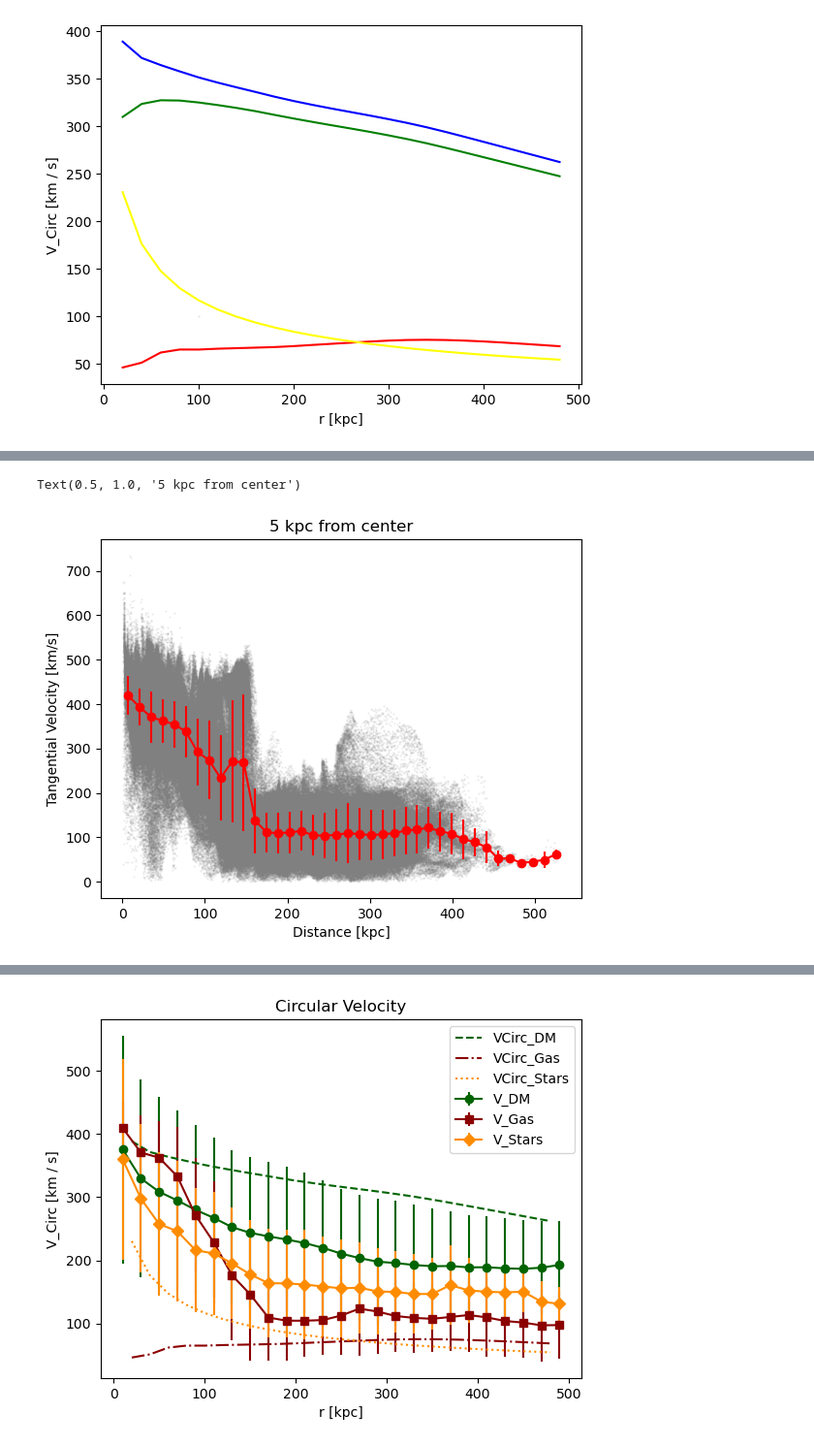
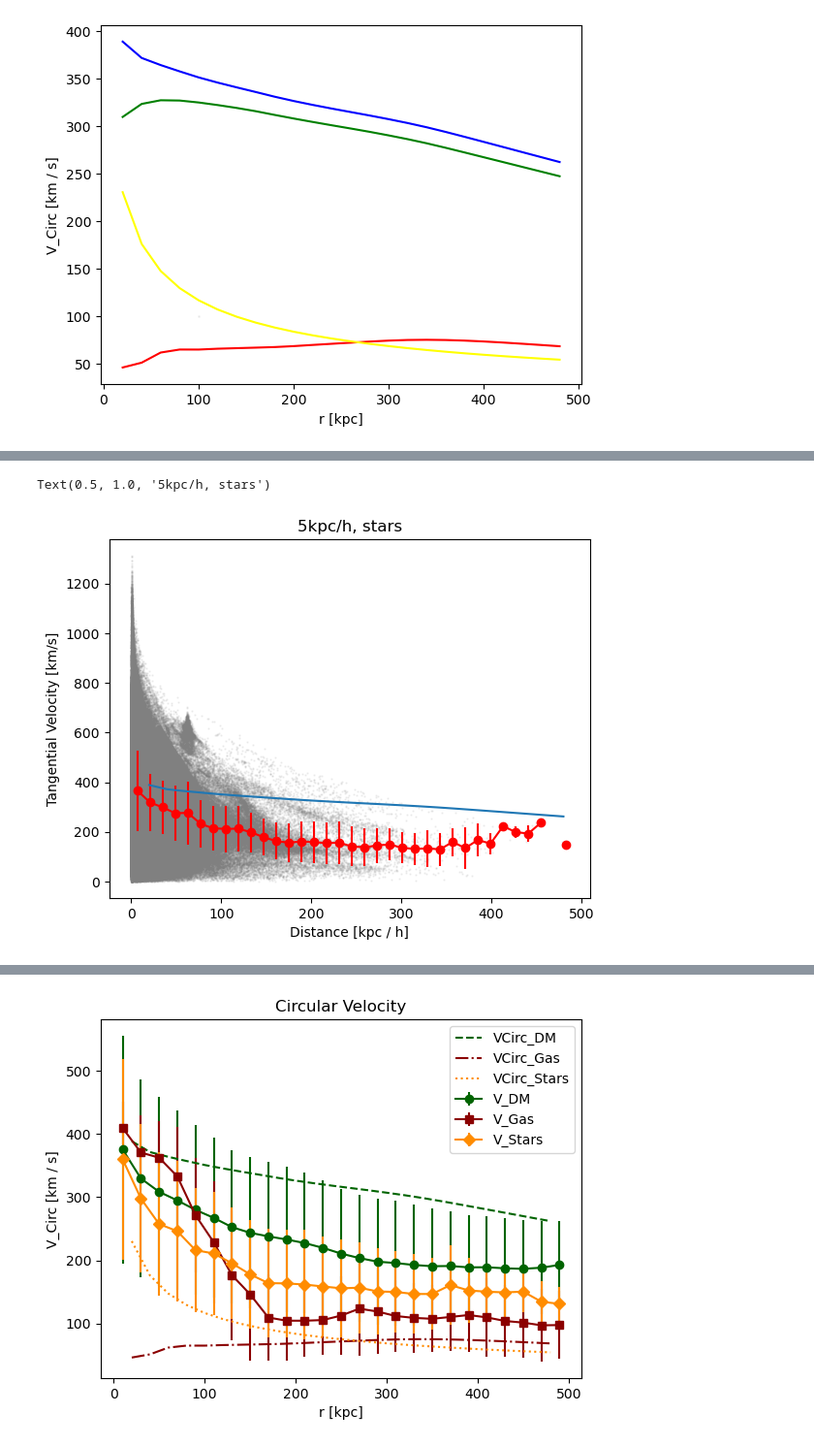
Before and after one commit to XingyaoCai/HI-Clumps, a Jupyter notebook: Galaxy_329508_Profile.ipynb, the cells around one changed output, grey strips where cells are left out. Shown at 97% size. Drawn from its saved outputs; the diff is of its cells as text; code cells hidden in the pictures.

```diff
--- a/Galaxy_329508_Profile.ipynb
+++ b/Galaxy_329508_Profile.ipynb
@@ -269,7 +269,7 @@ def plot_velocity_distance(distance, tang_velocity, num_bins=50, distance_range=
     plt.errorbar(bin_centers, mean_velocity,
                  yerr=std_velocity, fmt='o-', color='red')
 
-    plt.xlabel('Distance [kpc]')
+    plt.xlabel('Distance [kpc / h]')
     plt.ylabel('Tangential Velocity [km/s]')
 # %%
 def compute_velocity_distance_with_filter(PartType0_Dict, Subhalo_Dict, x_difference_threshold=50, chunk_size=1000):
@@ -312,10 +312,10 @@ def compute_velocity_distance_with_filter(PartType0_Dict, Subhalo_Dict, x_differ
     return norm_velocity_array, tang_velocity_array, distance_array
 # %%
 norm_velocity, tang_velocity, distance = compute_velocity_distance_with_filter(
-    PartType0_Dict, Subhalo_Dict,x_difference_threshold=10)
-
+    PartType4_Dict, Subhalo_Dict,x_difference_threshold=10)
 plot_velocity_distance(distance, tang_velocity)
-plt.title('5 kpc from center')
+plt.plot(np.arange(start=0, stop=500, step=20),VCirc)
+plt.title('5kpc/h, stars')
 # %% [output]
-Text(0.5, 1.0, '5 kpc from center')
+Text(0.5, 1.0, '5kpc/h, stars')
-[figure, old version]
+[figure, new version]
```
Also changed, not shown: parts of 3 cells of this notebook, 2 other files.
